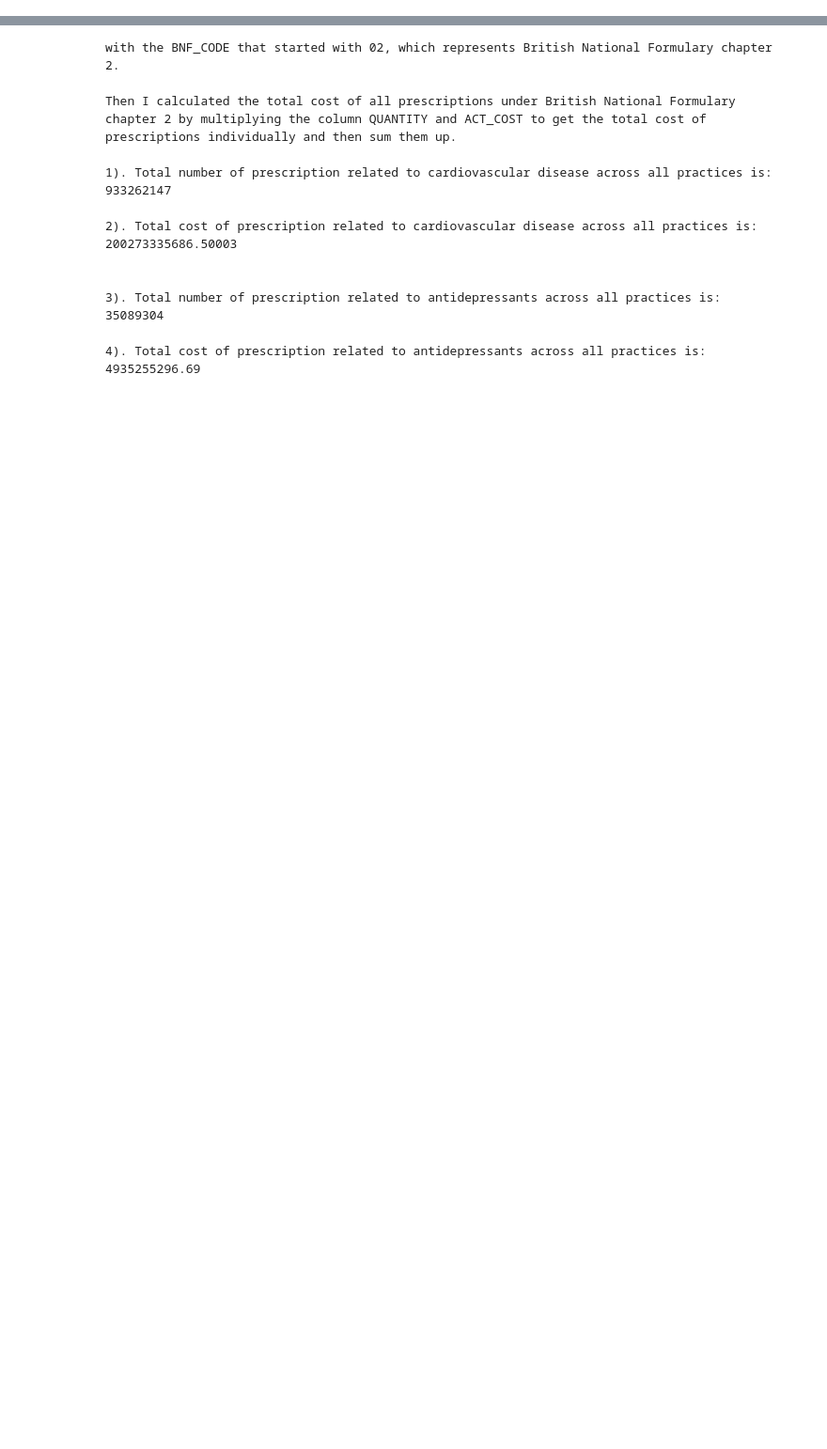
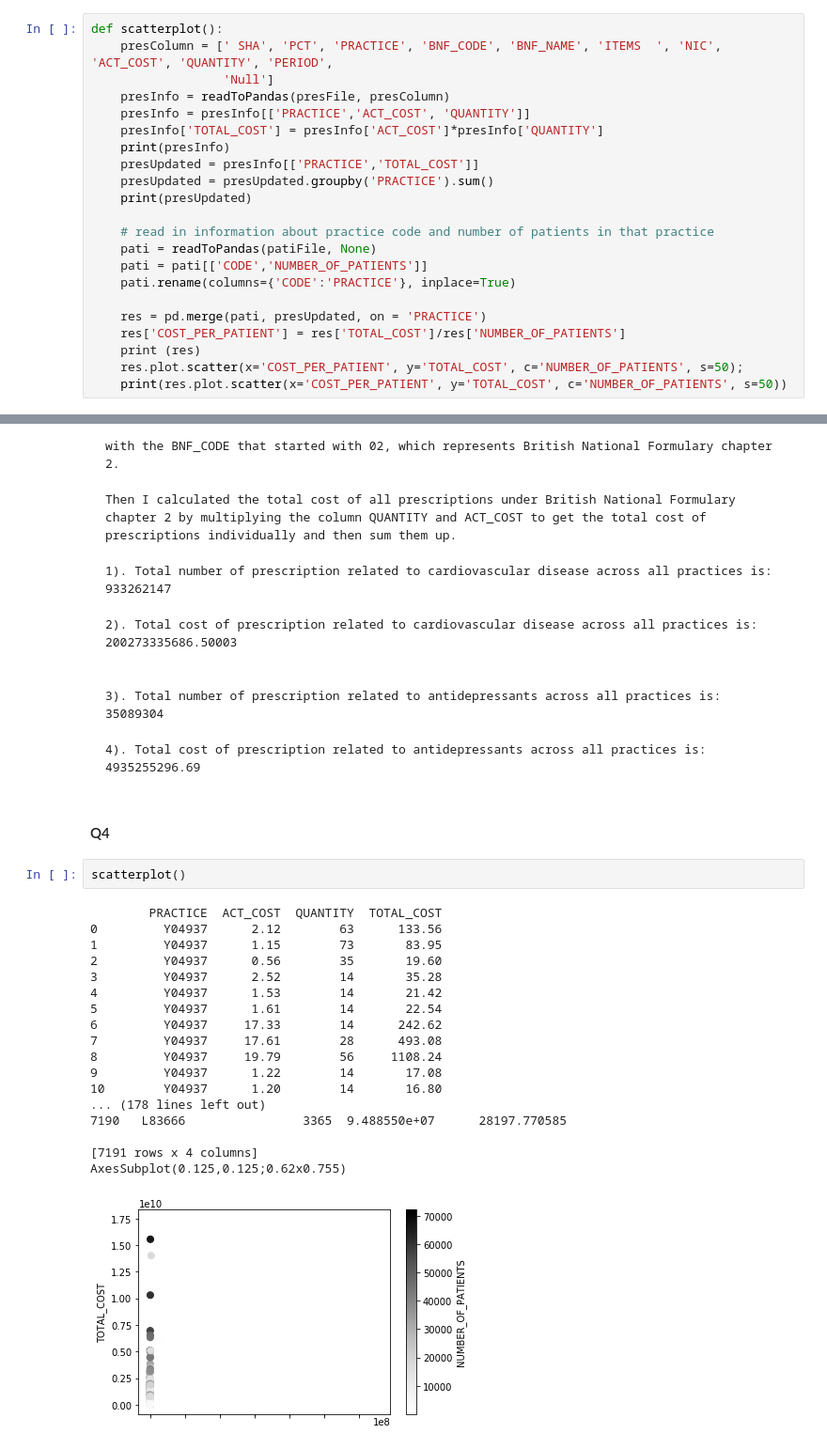
Before and after one commit to Angelaaaaa/HDSassignment, a Jupyter notebook: coding assignment/HDS.ipynb, the cells around one changed output, grey strips where cells are left out. Shown: that part at 94% size. Cells and saved outputs as stored; diff of their text form; blank space fills up the shorter version.

Commit message:
Q4 q1 finished with graph

```diff
--- a/coding assignment/HDS.ipynb
+++ b/coding assignment/HDS.ipynb
@@ -180,3 +183,25 @@ def getAllPresRelatedToChapter(chapNum):
+# %%
+def scatterplot():
+    presColumn = [' SHA', 'PCT', 'PRACTICE', 'BNF_CODE', 'BNF_NAME', 'ITEMS  ', 'NIC', 'ACT_COST', 'QUANTITY', 'PERIOD',
+                  'Null']
+    presInfo = readToPandas(presFile, presColumn)
+    presInfo = presInfo[['PRACTICE','ACT_COST', 'QUANTITY']]
+    presInfo['TOTAL_COST'] = presInfo['ACT_COST']*presInfo['QUANTITY']
+    print(presInfo)
+    presUpdated = presInfo[['PRACTICE','TOTAL_COST']]
+    presUpdated = presUpdated.groupby('PRACTICE').sum()
+    print(presUpdated)
+
+    # read in information about practice code and number of patients in that practice
+    pati = readToPandas(patiFile, None)
+    pati = pati[['CODE','NUMBER_OF_PATIENTS']]
+    pati.rename(columns={'CODE':'PRACTICE'}, inplace=True)
+
+    res = pd.merge(pati, presUpdated, on = 'PRACTICE')
+    res['COST_PER_PATIENT'] = res['TOTAL_COST']/res['NUMBER_OF_PATIENTS']
+    print (res)
+    res.plot.scatter(x='COST_PER_PATIENT', y='TOTAL_COST', c='NUMBER_OF_PATIENTS', s=50);
+    print(res.plot.scatter(x='COST_PER_PATIENT', y='TOTAL_COST', c='NUMBER_OF_PATIENTS', s=50))
 # %% [markdown]
 ### Execution Part and Answers:
 # %% [markdown]
@@ -404,3 +429,26 @@ Q3.total cost of prescription related to chapter0402 is 4935255296.69
     3). Total number of prescription related to antidepressants across all practices is: 35089304
 
     4). Total cost of prescription related to antidepressants across all practices is: 4935255296.69
+# %% [markdown]
+#### Q4
+# %%
+scatterplot()
+# %% [output]
+        PRACTICE  ACT_COST  QUANTITY  TOTAL_COST
+0         Y04937      2.12        63      133.56
+1         Y04937      1.15        73       83.95
+2         Y04937      0.56        35       19.60
+3         Y04937      2.52        14       35.28
+4         Y04937      1.53        14       21.42
+5         Y04937      1.61        14       22.54
+6         Y04937     17.33        14      242.62
+7         Y04937     17.61        28      493.08
+8         Y04937     19.79        56     1108.24
+9         Y04937      1.22        14       17.08
+10        Y04937      1.20        14       16.80
+... (178 lines left out)
+7190   L83666                3365  9.488550e+07      28197.770585
+
+[7191 rows x 4 columns]
+AxesSubplot(0.125,0.125;0.62x0.755)
+[figure, added]
```
Also changed, not shown: parts of 2 cells of this notebook.
